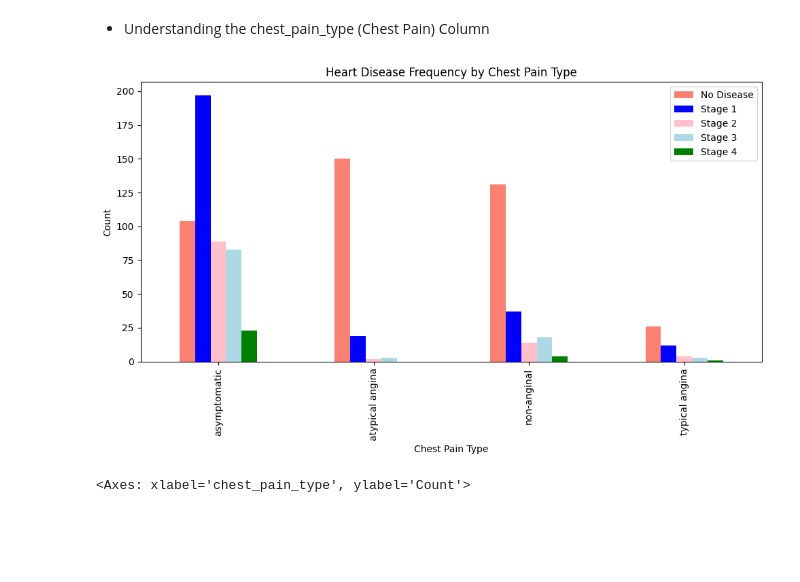
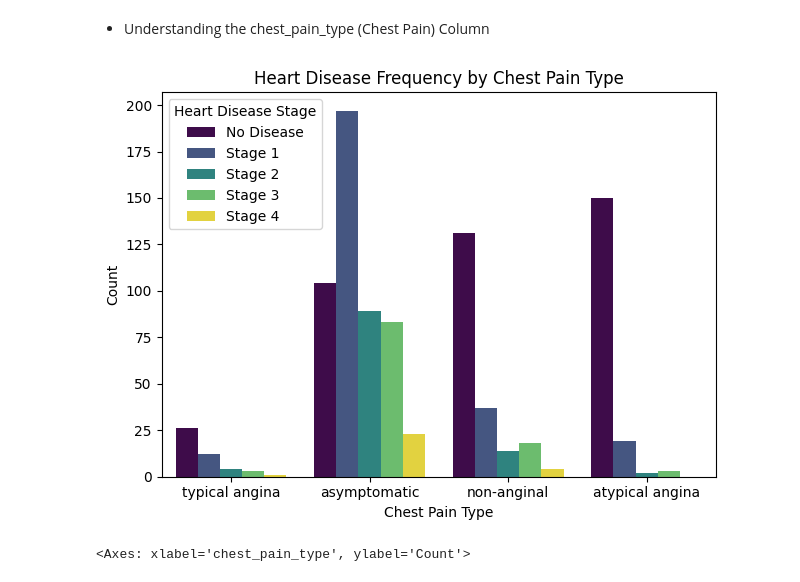
Before and after one commit to PaoloWalsh/medical-diagnosis-aid, a Jupyter notebook: notebooks/heart_data_analysis.ipynb, the cells around one changed output. Saved outputs shown, nothing was run; the diff lists cells and outputs as text; code cells hidden in the pictures; blank space fills up the shorter version.

Commit message:
change pallette for some plots

```diff
--- a/notebooks/heart_data_analysis.ipynb
+++ b/notebooks/heart_data_analysis.ipynb
@@ -163,17 +163,18 @@ sns.histplot(data=df, x='age', hue='dataset', multiple='stack')
 # %% [markdown]
 - Understanding the chest_pain_type (Chest Pain) Column
 # %%
-df['chest_pain_type'].value_counts()
-pd.crosstab(df.chest_pain_type, df.heart_disease_gravity).plot(kind="bar", figsize=(10, 6),
-    color=['salmon', 'blue', 'pink', 'lightblue', 'green'])
+sns.countplot(data=df, x='chest_pain_type', hue='heart_disease_gravity', palette='viridis')
+
+
 plt.title('Heart Disease Frequency by Chest Pain Type')
 plt.xlabel('Chest Pain Type')
 plt.ylabel('Count')
-plt.legend(['No Disease', 'Stage 1', 'Stage 2', 'Stage 3', 'Stage 4'])
+plt.legend(title='Heart Disease Stage', labels=['No Disease', 'Stage 1', 'Stage 2', 'Stage 3', 'Stage 4'])
+
 plt.tight_layout()
 plt.show()
 # %% [output]
-[figure, old version]
+[figure, new version]
 # %%
 sns.histplot(data=df, x='chest_pain_type', hue='sex', multiple='dodge', shrink=0.8)
 # %% [output]
```
Also changed, not shown: parts of 8 cells of this notebook.
